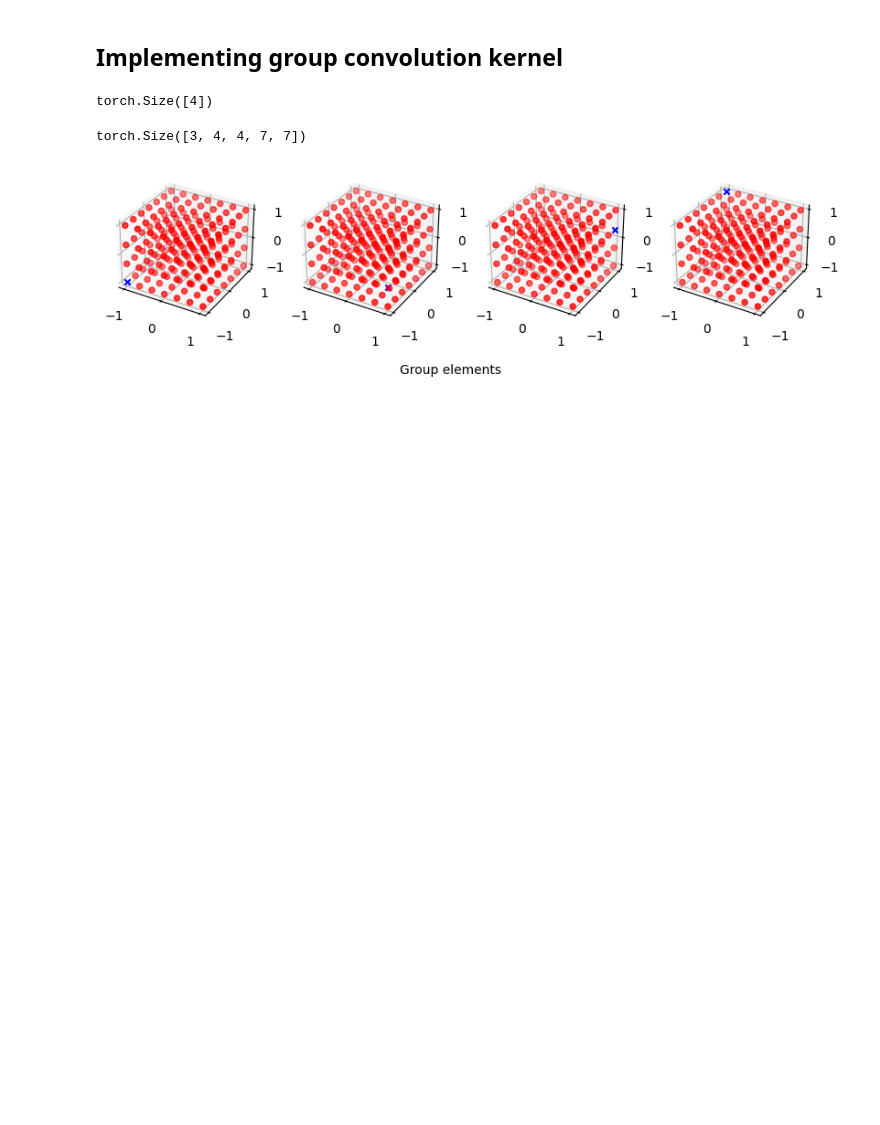
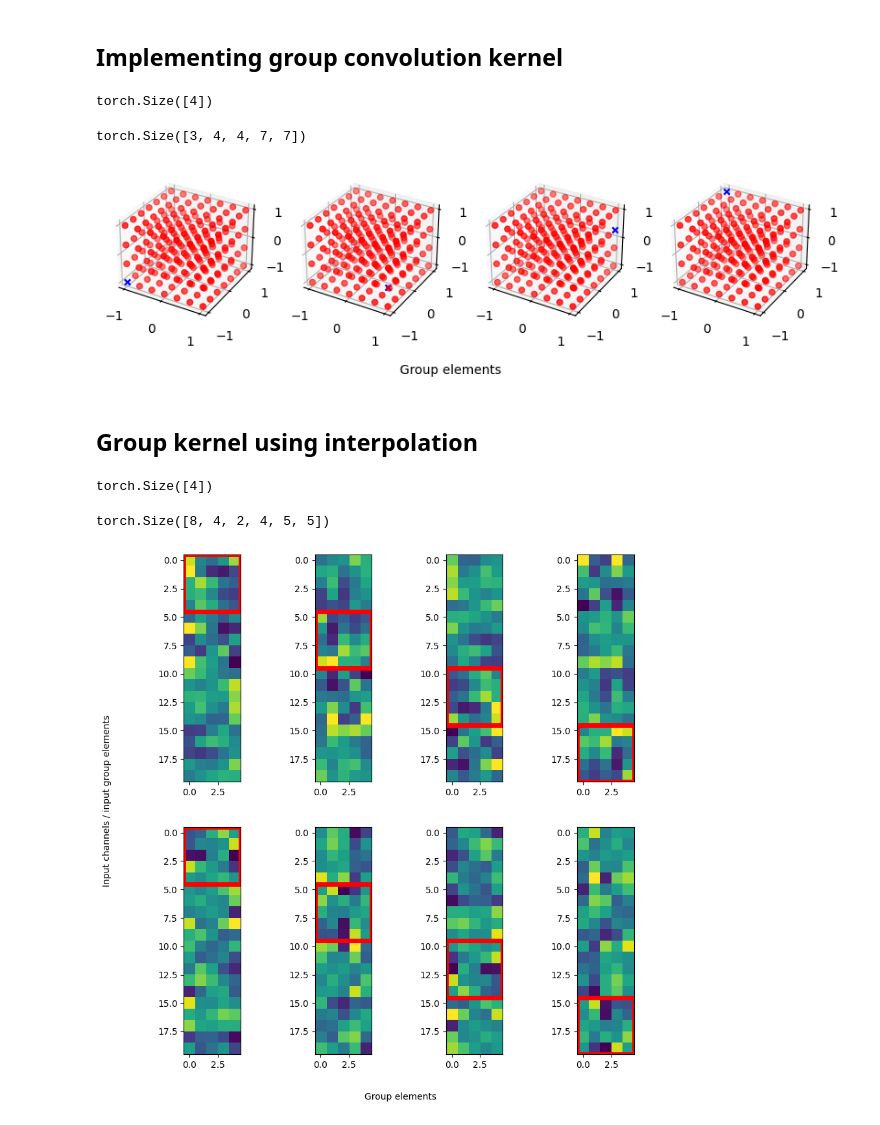
Before and after one commit to TAOGenna/ai-notebooks-implementations, a Jupyter notebook: regular_group_conv.ipynb, the cells around one changed output. Saved outputs shown, nothing was run; the diff lists cells and outputs as text; code cells hidden in the pictures; blank space fills up the shorter version.

Commit message:
implemented group kernel using interpolation

```diff
--- a/regular_group_conv.ipynb
+++ b/regular_group_conv.ipynb
@@ -764,3 +764,5 @@ fig.text(0.5, 0.04, 'Group elements', ha='center')
 plt.show()
 # %% [output]
 [figure]
+# %% [markdown]
+## Group kernel using interpolation
@@ -766,0 +836,49 @@ plt.show()
+# %%
+igk = InterpolativeGroupKernel(
+    group=CyclicGroup(order=4),
+    kernel_size=5,
+    in_channels=2,
+    out_channels=8
+)
+# %% [output]
+torch.Size([4])
+# %%
+weights = igk.sample()
+weights.shape
+# %% [output]
+torch.Size([8, 4, 2, 4, 5, 5])
+# %%
+plt.rcParams['figure.figsize'] = [10, 10]
+
+# For ease of viewing, we fold the input group dimension into the spatial x dimension
+weights_t = weights.view(
+    igk.out_channels,
+    igk.group.elements().numel(),
+    igk.in_channels,
+    igk.group.elements().numel() * igk.kernel_size,
+    igk.kernel_size
+)
+
+# pick an output channel to visualize
+out_channel_idx = 0
+
+# create [in_channels, group_elements] figures
+fig, ax = plt.subplots(igk.in_channels, igk.group.elements().numel())
+
+for in_channel in range(igk.in_channels):
+    for group_elem in range(igk.group.elements().numel()):
+        ax[in_channel, group_elem].imshow(
+            weights_t[out_channel_idx, group_elem, in_channel, :, :].detach()
+        )
+
+        # Outline the spatial kernel corresponding to the first group element under canonical transformation
+        rect = matplotlib.patches.Rectangle(
+            (-0.5, group_elem * weights_t.shape[-1] - 0.5), weights_t.shape[-1], weights_t.shape[-1], linewidth=5, edgecolor='r', facecolor='none')
+        ax[in_channel, group_elem].add_patch(rect)
+
+fig.text(0.5, 0.04, 'Group elements', ha='center')
+fig.text(0.04, 0.5, 'Input channels / input group elements', va='center', rotation='vertical')
+
+plt.show()
+# %% [output]
+[figure, added]
```
Also changed, not shown: parts of 2 cells of this notebook, 1 other file.
